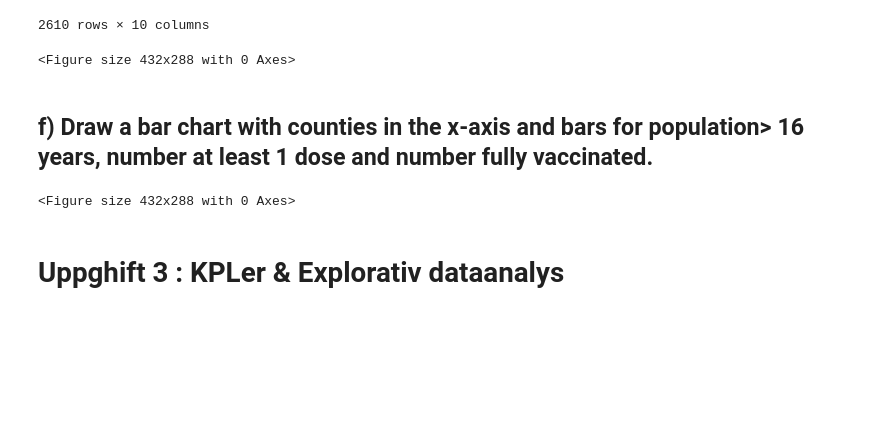
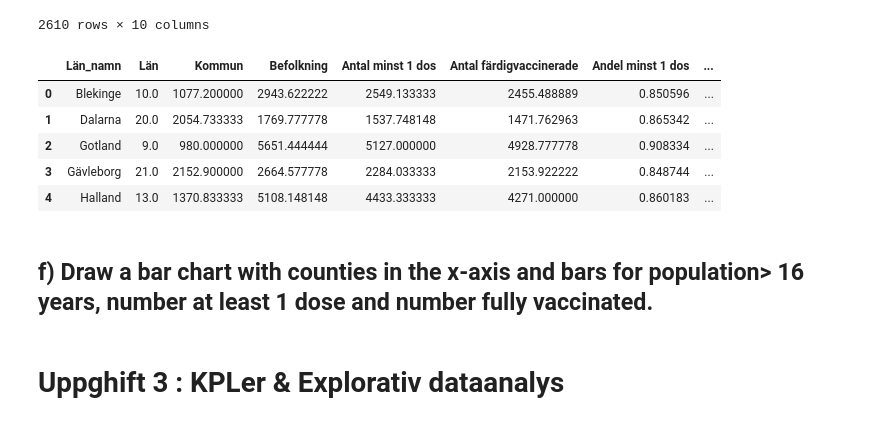
Before and after one commit to AmalDerbali/Databehandling_AmalDerbali, a Jupyter notebook: Lab/Covid_labb.ipynb, the cells around one changed output. Drawn from its saved outputs; the diff is of its cells as text; code cells hidden in the pictures; blank space fills up the shorter version.

Commit message:
fix html fig-fix bar shart-modify axes for upp1

```diff
--- a/Lab/Covid_labb.ipynb
+++ b/Lab/Covid_labb.ipynb
@@ -296,5 +295,15 @@ vaccin
 | 2608 | 25 | Norrbotten | 2584 | Kiruna | 80-89 | 1280 | 1233 | 1157 | ... |
 | 2609 | 25 | Norrbotten | 2584 | Kiruna | 90 eller äldre | 247 | 222 | 192 | ... |
 2610 rows × 10 columns
+# %%
+vaccin_län = vaccin.groupby("Län_namn").mean().reset_index()
+vaccin_län.head()
+# %% [output]
+|  | Län_namn | Län | Kommun | Befolkning | Antal minst 1 dos | Antal färdigvaccinerade | Andel minst 1 dos | ... |
+| 0 | Blekinge | 10.0 | 1077.200000 | 2943.622222 | 2549.133333 | 2455.488889 | 0.850596 | ... |
+| 1 | Dalarna | 20.0 | 2054.733333 | 1769.777778 | 1537.748148 | 1471.762963 | 0.865342 | ... |
+| 2 | Gotland | 9.0 | 980.000000 | 5651.444444 | 5127.000000 | 4928.777778 | 0.908334 | ... |
+| 3 | Gävleborg | 21.0 | 2152.900000 | 2664.577778 | 2284.033333 | 2153.922222 | 0.848744 | ... |
+| 4 | Halland | 13.0 | 1370.833333 | 5108.148148 | 4433.333333 | 4271.000000 | 0.860183 | ... |
 # %%
 
@@ -307,11 +317,9 @@ fig1.show()
 # %%
-fig2 = px.bar(vaccin, x="Län_namn", y="Andel färdigvaccinerade", color="Län_namn",
+fig2 = px.bar(vaccin_län, x="Län_namn", y="Andel färdigvaccinerade", color="Län_namn",
                   labels={"Län_namn":"Län", "Andel färdigvaccinerade": "Andel med 2 doser per län"},
                   title="Andel färdigvaccinerade")
 fig2.show()
-plt.savefig("visualiseringar/Andel färdigvaccinerade.png")
+fig2.write_html(f"Visualiseringar/Andel färdigvaccinerade.html")
-# %% [output]
-<Figure size 432x288 with 0 Axes>
 # %% [markdown]
 ## f) Draw a bar chart with counties in the x-axis and bars for population> 16 years, number at least 1 dose and number fully vaccinated.
 # %%
@@ -319,17 +327,15 @@ plt.savefig("visualiseringar/Andel färdigvaccinerade.png")
 from plotly.subplots import make_subplots # obtain 3 bars in the same shart based on :https://plotly.com/python/creating-and-updating-figures/
 
 fig3 = make_subplots()
-fig3.add_bar(name="Befolkning", x=vaccin["Län_namn"], y=vaccin["Befolkning"])
-fig3.add_bar(name="Antal färdigvaccinerade", x=vaccin["Län_namn"], y=vaccin["Antal färdigvaccinerade"])
-fig3.add_bar(name="Antal med minst 1 dos", x=vaccin["Län_namn"], y=vaccin["Antal minst 1 dos"])
+fig3.add_bar(name="Befolkning", x=vaccin_län["Län_namn"], y=vaccin_län["Befolkning"])
+fig3.add_bar(name="Antal färdigvaccinerade", x=vaccin_län["Län_namn"], y=vaccin_län["Antal färdigvaccinerade"])
+fig3.add_bar(name="Antal med minst 1 dos", x=vaccin_län["Län_namn"], y=vaccin_län["Antal minst 1 dos"])
 
 fig3.update_layout( xaxis_title='Län', yaxis_title='Antal',
                     title="Befolkning, antal färdigvaccinerade, och antal med minst 1 dos per län")
 fig3.update_layout(barmode='group')
 fig3.show()
-plt.savefig("visualiseringar/Befolkning, antal färdigvaccinerade, och antal med minst 1 dos per län.png")
+fig3.write_html(f"Visualiseringar/Befolkning, antal färdigvaccinerade, och antal med minst 1 dos per län.html")
-# %% [output]
-<Figure size 432x288 with 0 Axes>
 # %% [markdown]
 # Uppghift 3 : KPLer & Explorativ dataanalys
 # %% [markdown]
```
Also changed, not shown: parts of 2 cells of this notebook, 9 other files.
